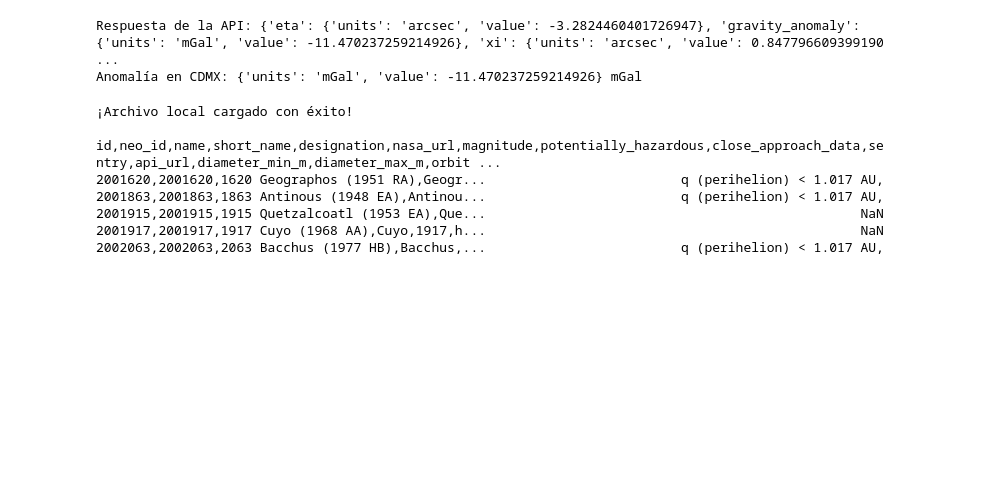
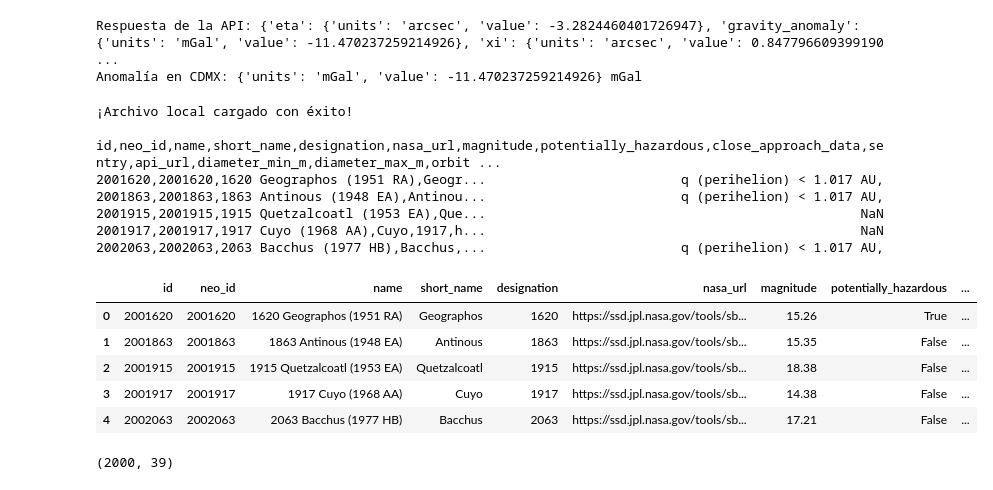
Before and after one commit to nailaikhenazenni-afk/proyecto_idividual_asteroides, a Jupyter notebook: proyecto_individual_asteroides.ipynb, the cells around one changed output. Cells and saved outputs as stored; diff of their text form; code cells hidden in the pictures; blank space fills up the shorter version.

```diff
--- a/proyecto_individual_asteroides.ipynb
+++ b/proyecto_individual_asteroides.ipynb
@@ -166,3 +144,28 @@ except FileNotFoundError:
 2001915,2001915,1915 Quetzalcoatl (1953 EA),Que...                                                NaN
 2001917,2001917,1917 Cuyo (1968 AA),Cuyo,1917,h...                                                NaN
 2002063,2002063,2063 Bacchus (1977 HB),Bacchus,...                         q (perihelion) < 1.017 AU,
+# %%
+import pandas as pd
+
+# 1. Cargamos el archivo asegurando que el separador sea la coma
+# Si lo subiste manualmente usa el nombre del archivo, si no, la URL completa
+df = pd.read_csv('asteroids_data.csv', sep=',')
+
+# 2. Configuración para que la tabla se vea estética y completa
+pd.set_option('display.max_columns', None)
+pd.set_option('display.expand_frame_repr', False)
+
+
+df.head()
+# %% [output]
+|  | id | neo_id | name | short_name | designation | nasa_url | magnitude | potentially_hazardous | ... |
+| 0 | 2001620 | 2001620 | 1620 Geographos (1951 RA) | Geographos | 1620 | https://ssd.jpl.nasa.gov/tools/sb... | 15.26 | True | ... |
+| 1 | 2001863 | 2001863 | 1863 Antinous (1948 EA) | Antinous | 1863 | https://ssd.jpl.nasa.gov/tools/sb... | 15.35 | False | ... |
+| 2 | 2001915 | 2001915 | 1915 Quetzalcoatl (1953 EA) | Quetzalcoatl | 1915 | https://ssd.jpl.nasa.gov/tools/sb... | 18.38 | False | ... |
+| 3 | 2001917 | 2001917 | 1917 Cuyo (1968 AA) | Cuyo | 1917 | https://ssd.jpl.nasa.gov/tools/sb... | 14.38 | False | ... |
+| 4 | 2002063 | 2002063 | 2063 Bacchus (1977 HB) | Bacchus | 2063 | https://ssd.jpl.nasa.gov/tools/sb... | 17.21 | False | ... |
+# %%
+#3. Indicate the number of columns and rows.
+df.shape
+# %% [output]
+(2000, 39)
```
Also changed, not shown: parts of 20 cells of this notebook, 3 other files.
